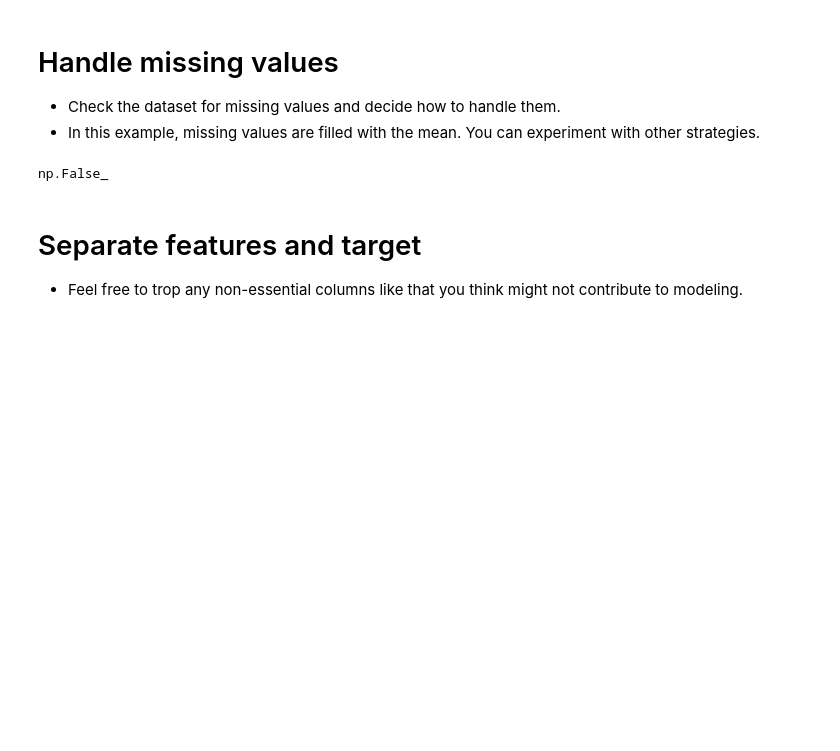
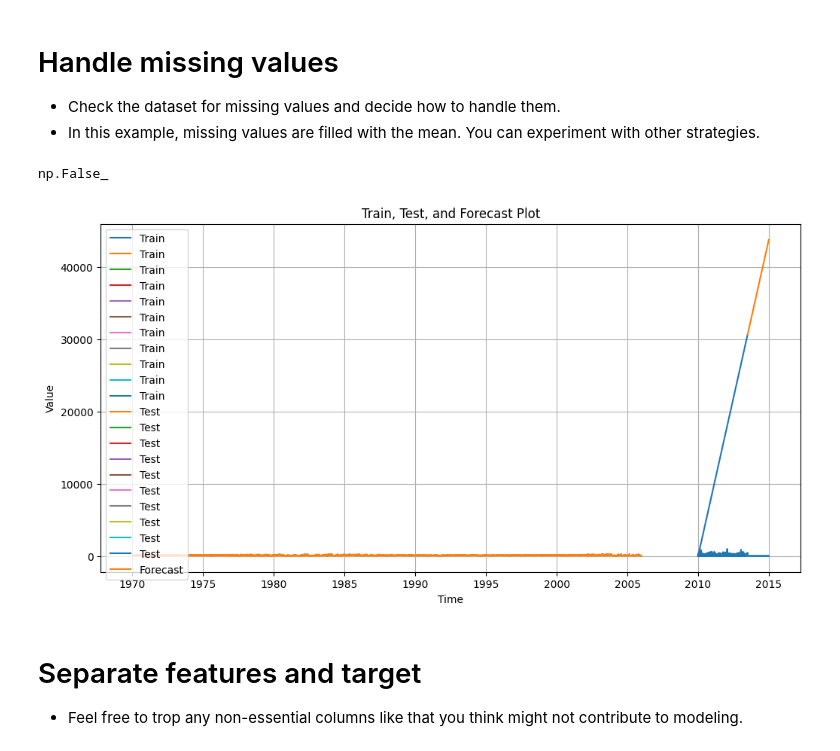
Before and after one commit to MKangabire/Time-series-forecasting, a Jupyter notebook: air_quality_forecasting_starter_code.ipynb, the cells around one changed output. Drawn from its saved outputs; the diff is of its cells as text; code cells hidden in the pictures; blank space fills up the shorter version.

```diff
--- a/air_quality_forecasting_starter_code.ipynb
+++ b/air_quality_forecasting_starter_code.ipynb
@@ -167,6 +167,19 @@ test.fillna(test.mean(), inplace=True)
 train.isnull().values.any()
 # %% [output]
 np.False_
+# %%
+plt.figure(figsize=(12, 6))  # Width=12 inches, Height=6 inches
+plt.plot(train, label='Train')
+plt.plot(test, label='Test')
+plt.plot(predictions, label='Forecast')
+plt.legend()
+plt.title("Train, Test, and Forecast Plot")
+plt.xlabel("Time")
+plt.ylabel("Value")
+plt.grid(True)
+plt.show()
+# %% [output]
+[figure, added]
 # %% [markdown]
 # Separate features and target
 
```
Also changed, not shown: parts of 21 cells of this notebook.
